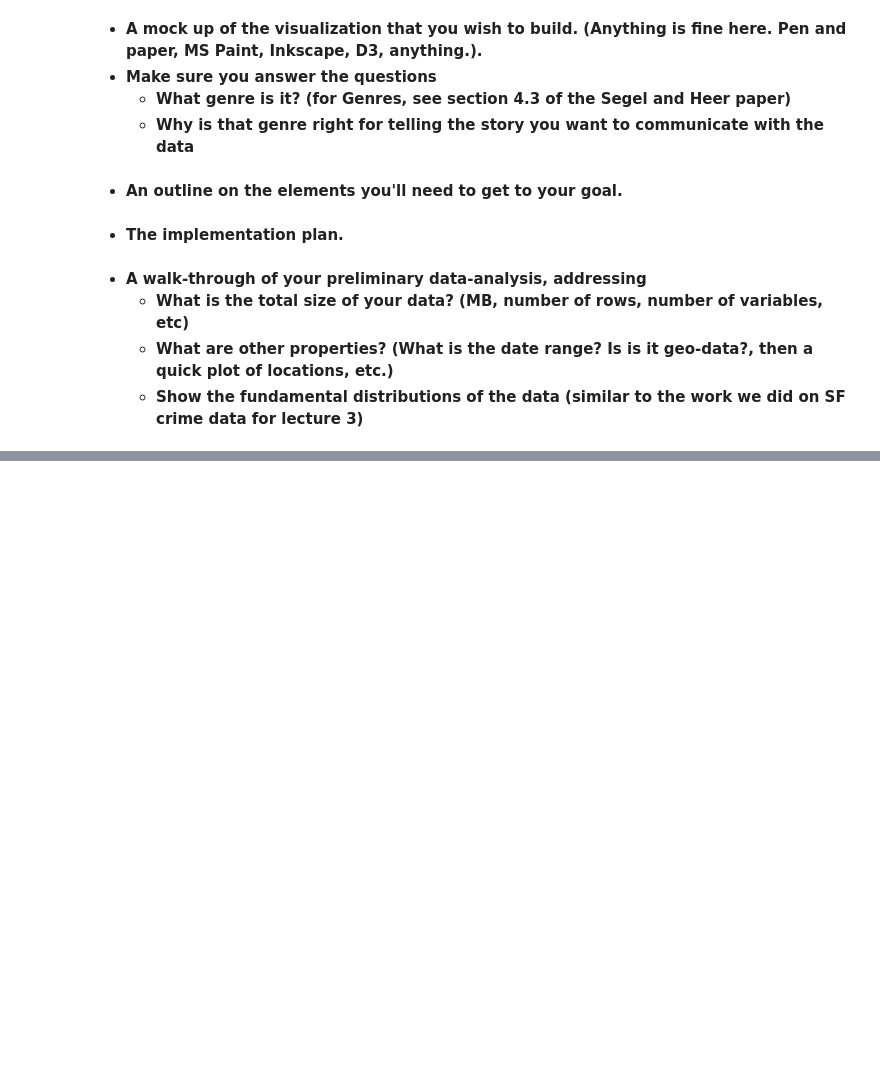
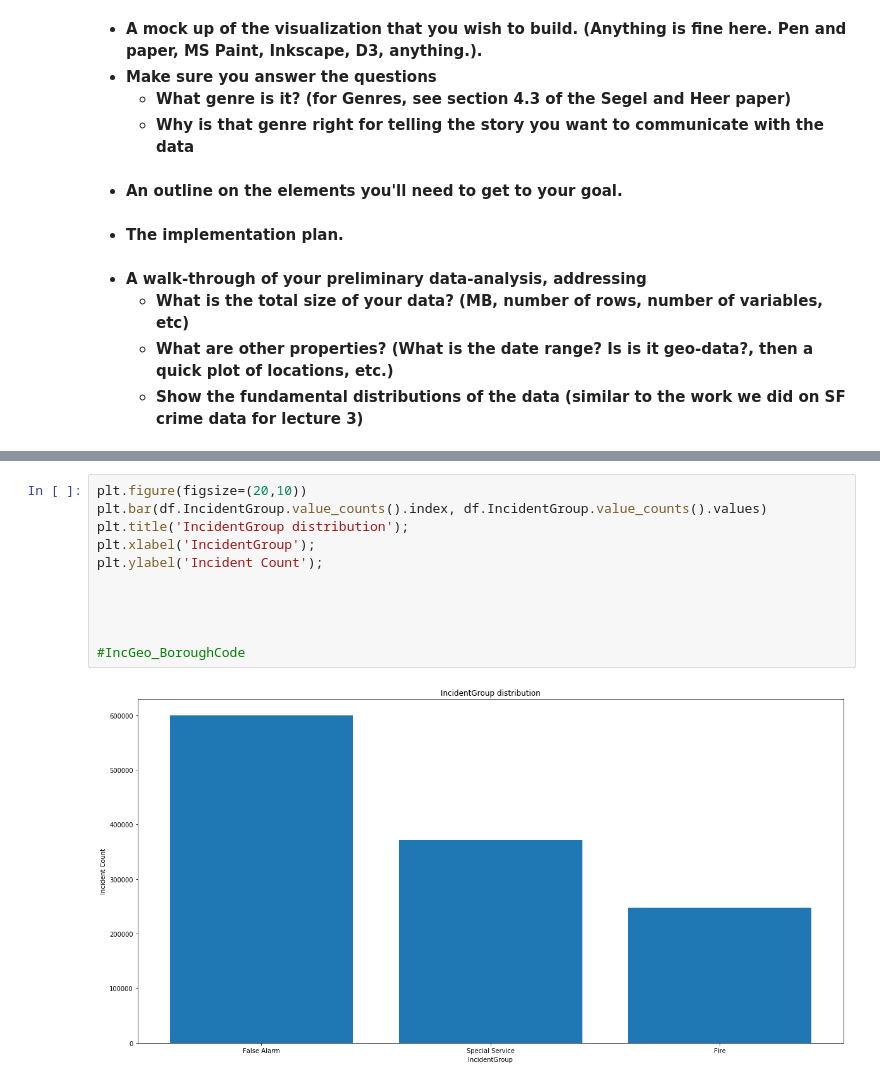
Before and after one commit to hlynurarni/Social-Data-Analysis-Final, a Jupyter notebook: Project Assignment A.ipynb, the cells around one changed output, grey strips where cells are left out. Saved outputs shown, nothing was run; the diff lists cells and outputs as text; blank space fills up the shorter version.

```diff
--- a/Project Assignment A.ipynb
+++ b/Project Assignment A.ipynb
@@ -94,0 +240,13 @@ Perhaps adding attitional datasets
+# %%
+plt.figure(figsize=(20,10))
+plt.bar(df.IncidentGroup.value_counts().index, df.IncidentGroup.value_counts().values)
+plt.title('IncidentGroup distribution');
+plt.xlabel('IncidentGroup');
+plt.ylabel('Incident Count');
+
+
+
+
+#IncGeo_BoroughCode
+# %% [output]
+[figure, added]
```
Also changed, not shown: parts of 22 cells of this notebook, 2 other files.
